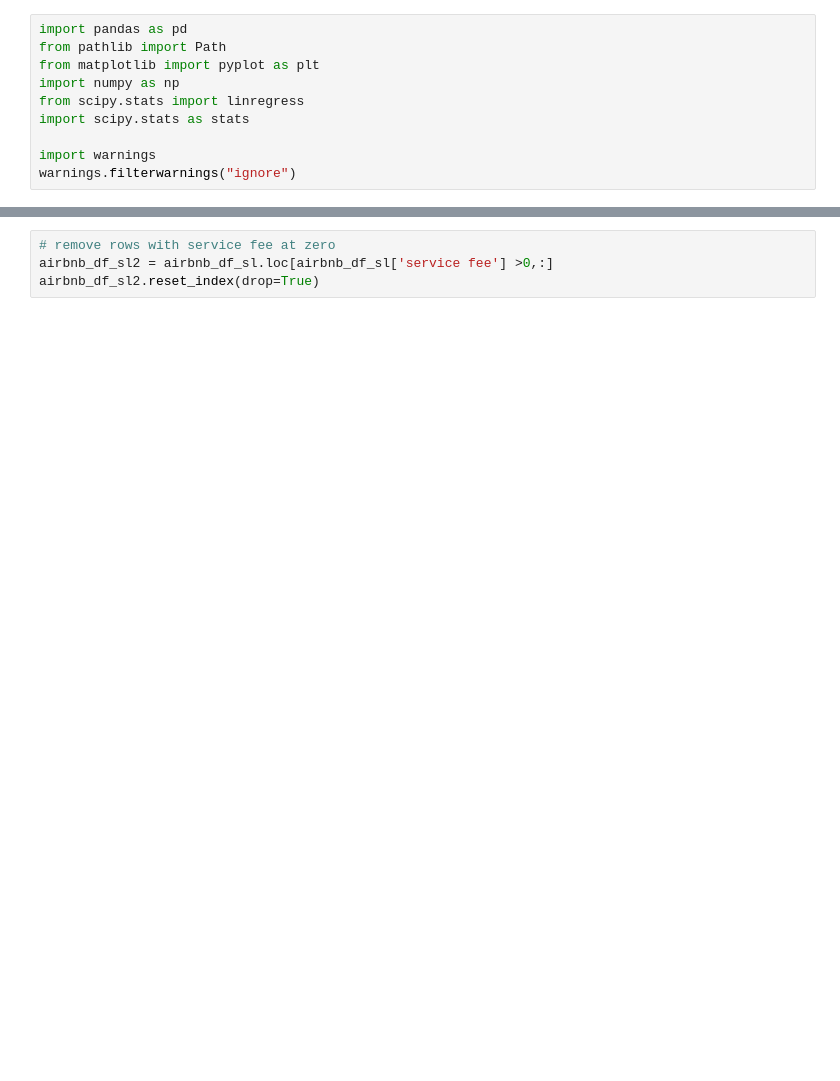
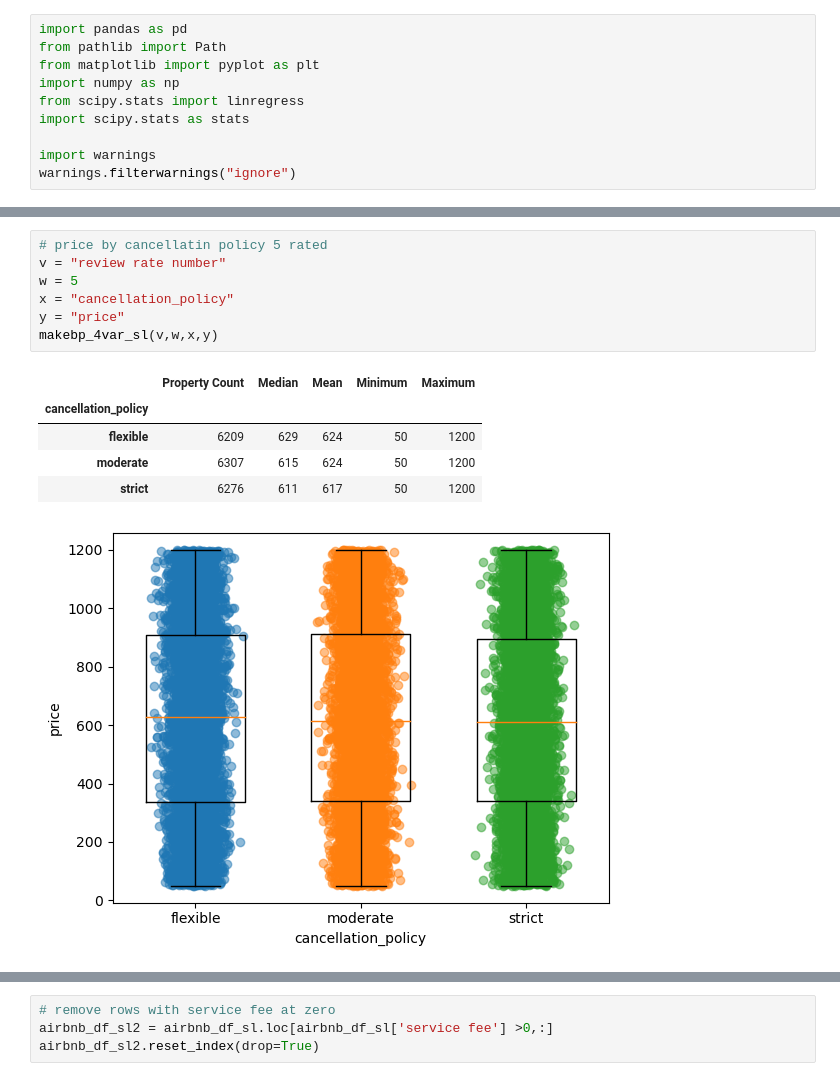
Before and after one commit to stephanielabelle/Project_1_Team6, a Jupyter notebook: steph_price_and_service_fee_plots.ipynb, the cells around one changed output, grey strips where cells are left out. Saved outputs shown, nothing was run; the diff lists cells and outputs as text; blank space fills up the shorter version.

```diff
--- a/steph_price_and_service_fee_plots.ipynb
+++ b/steph_price_and_service_fee_plots.ipynb
@@ -138,6 +175,20 @@ plt.title("Price by Host Verification Status")
 | verified | 41044 | 625 | 626 | 50 | 1200 |
 Text(0.5, 1.0, 'Price by Host Verification Status')
 [figure]
+# %%
+# price by cancellatin policy 5 rated
+v = "review rate number"
+w = 5
+x = "cancellation_policy"
+y = "price"
+makebp_4var_sl(v,w,x,y)
+# %% [output]
+|  | Property Count | Median | Mean | Minimum | Maximum |
+| cancellation_policy |  |  |  |  |  |
+| flexible | 6209 | 629 | 624 | 50 | 1200 |
+| moderate | 6307 | 615 | 624 | 50 | 1200 |
+| strict | 6276 | 611 | 617 | 50 | 1200 |
+[figure, added]
 # %%
 # Price by Cancellation Policy
 
```
Also changed, not shown: parts of 18 cells of this notebook.
